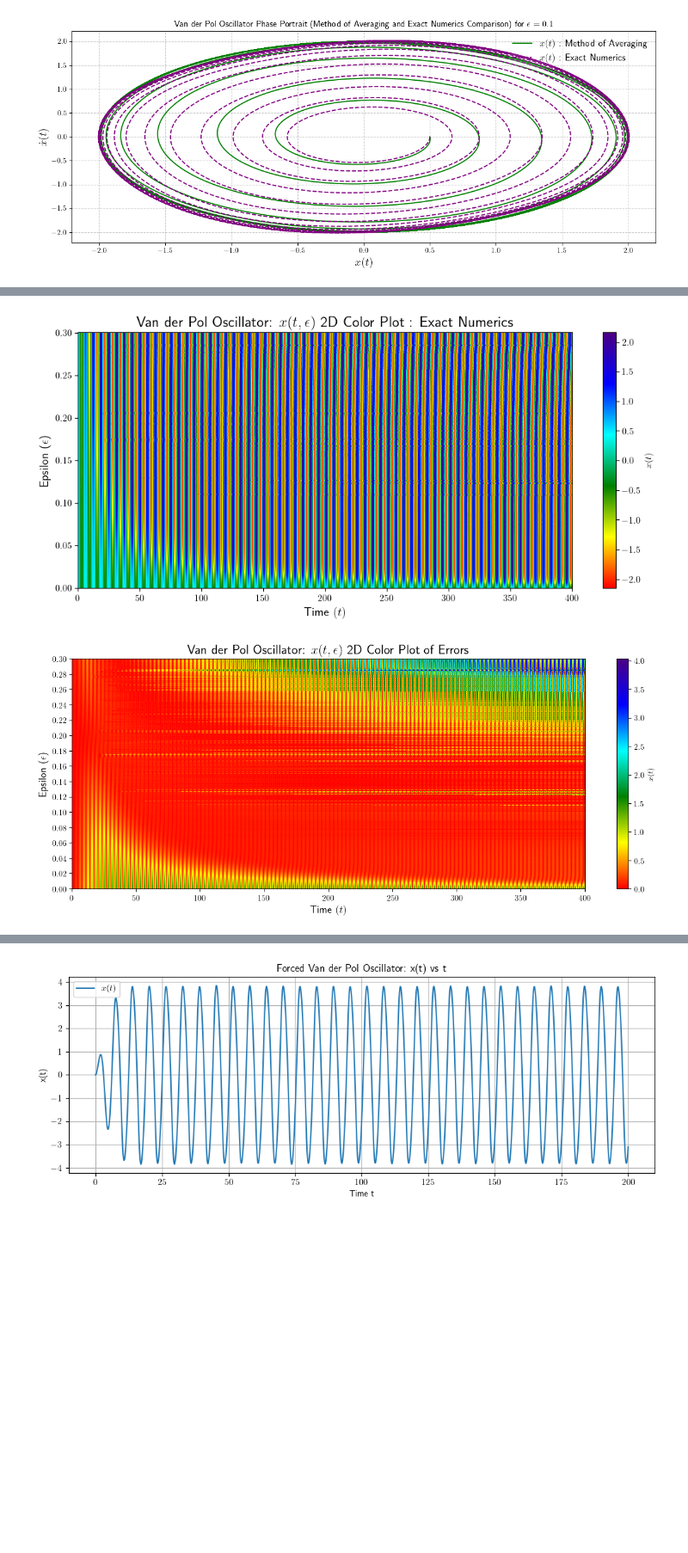
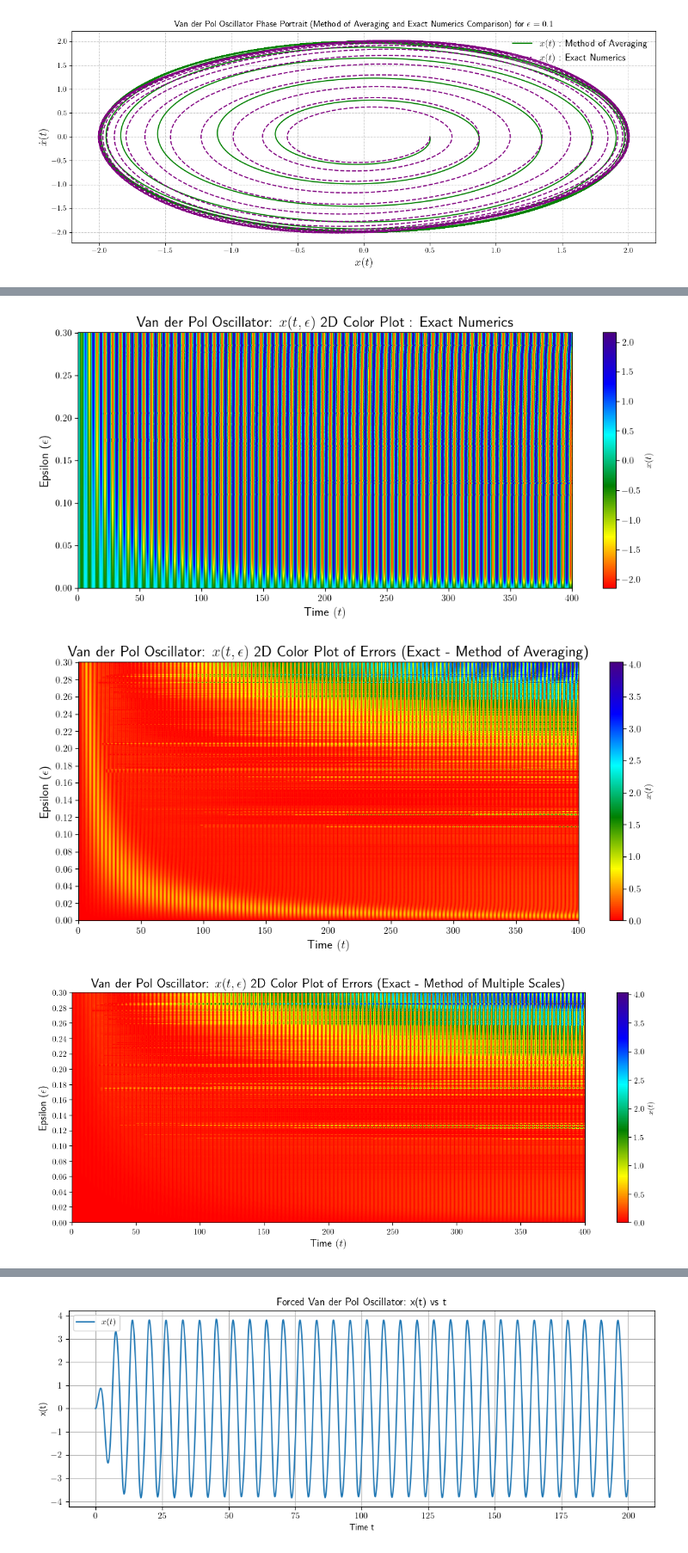
Before and after one commit to NilanjanPhysics/Miscellaneous1-, a Jupyter notebook: Van der Pol Oscillator.ipynb, the cells around one changed output, grey strips where cells are left out. Shown at 86% size. Saved outputs shown, nothing was run; the diff lists cells and outputs as text; code cells hidden in the pictures; blank space fills up the shorter version.

```diff
--- a/Van der Pol Oscillator.ipynb
+++ b/Van der Pol Oscillator.ipynb
@@ -53,10 +74,10 @@ def Phi(x):
     return x**3/3.0 - x
 # %%
 ################# Parameters! ###############
-large_eps = 100
-large_eps_t_span = (0, 200)
+large_eps = 10
+large_eps_t_span = (0, 100)
 large_eps_t_eval = np.linspace(large_eps_t_span[0], large_eps_t_span[1], 2000)
-large_eps_init = [0.1, 0.3]
+large_eps_init = [0.5, 0]
 
 x_phi = np.linspace(-2.5, 2.5, 5000)
 phi_x = Phi(x_phi)
@@ -87,6 +108,12 @@ plt.ylabel('$y(t)$', fontsize = 15)
 # plt.xticks(np.arange(0, 110, 10))
 # plt.yticks(np.arange(-2, 2.5, 0.5))
 # plt.legend(framealpha=0.3, fontsize = 15)
+plt.figure(figsize=(8, 4))
+plt.plot(large_eps_sol.t, large_eps_sol.y[0], linewidth=0.9, color = 'purple', label='$x(t)$')
+plt.title(f"Phase Portrait for large Epsilons : ($\epsilon={large_eps}$)", fontsize = 15)
+plt.xlabel('$x(t)$', fontsize = 15)
+plt.ylabel('$y(t)$', fontsize = 15)
+
 plt.grid(True, linestyle = "--", alpha = 0.7)
 plt.tight_layout()
 plt.show()
@@ -495,9 +532,9 @@ def x_t_multi(t, epsilon, alpha):
     r = ((2 * alpha) / np.sqrt(alpha**2 + (4 - alpha**2) * np.exp(-1 * epsilon * t)))
     return r * np.cos(t)
 
-def v_t_multi(t, epsilon, alpha):
-    r = ((2 * alpha) / np.sqrt(alpha**2 + (4 - alpha**2) * np.exp(-1 * epsilon * t)))
-    return r * np.cos(t)
+# def v_t_multi(t, epsilon, alpha):
+#     r = ((2 * alpha) / np.sqrt(alpha**2 + (4 - alpha**2) * np.exp(-1 * epsilon * t)))
+#     return r * np.cos(t)
 ###########################################################################################################################
 ############################################ Parameters List ##############################################################
 ###########################################################################################################################
@@ -574,11 +621,14 @@ t_span = (0, 400)
 t_eval = np.linspace(t_span[0], t_span[1], 8000)
 Res1 = []
 Res2 = []
+Res3 = []
 for eps in EPS:
     Sol = solve_ivp(VandPol, t_span, initial_conditions, method = 'RK45', args=(eps,), t_eval=t_eval)  ## x(t) : Exact Numerics
     Res1.append(Sol.y[0])
-    x_values = x_t(t_eval, r0, Epsilon, phi0)                                                          ## x(t) : Method of Averaging
+    x_values = x_t(t_eval, r0, eps, phi0)                                                              ## x(t) : Method of Averaging
     Res2.append(x_values)
+    x_multival = x_t_multi(t_eval, eps, alpha)
+    Res3.append(x_multival)
 # %%
 ###########################################################################################################################
 ###################################### Convert list to NumPy array for plotting ###########################################
@@ -586,33 +636,52 @@ for eps in EPS:
 
 Res = np.abs(np.array(Res1)-np.array(Res2))                                   ############  2D Error Plot (as a color plot)
 Res1 = np.array(Res1)                                                         ############  2D Color Plot
+Res_mul = np.abs(np.array(Res1)-np.array(Res3))                               ############ 2D Error Plot (multiple scales)
+
+Res_nor = np.array(Res1)-np.array(Res2)
+Res_mul_nor = np.array(Res1)-np.array(Res3)
+
 colors = ["red", "yellow", "green", "cyan", "blue", "indigo"]
 custom_cmap = LinearSegmentedColormap.from_list("my_cmap", colors, N=256)
 
 ##################################################### PLOT 1 ###############################################################
 plt.figure(figsize=(12, 5))
 #### Create the heatmap ##########
 plt.pcolormesh(t_eval, EPS, Res1, shading='auto', cmap=custom_cmap)      ########## 2D Color plot of x(t,ɛ) : Exact Numerics
 #### Labels and Title ############
 plt.xlabel("Time $(t)$", fontsize = 13)
 plt.ylabel("Epsilon ($\epsilon$)", fontsize = 13)
 plt.title("Van der Pol Oscillator: $x(t,\epsilon)$ 2D Color Plot : Exact Numerics", fontsize = 16)
 plt.colorbar(label="$x(t)$")
 
 ##################################################### PLOT 2 ###############################################################
 plt.figure(figsize=(12, 5))
 #### Create the heatmap #########
 plt.pcolormesh(t_eval, EPS, Res, shading='auto', cmap=custom_cmap)                ########## 2D Color (ERROR) plot of x(t,ɛ)
+# plt.pcolormesh(t_eval, EPS, Res_nor, shading='auto', cmap=custom_cmap)                ########## 2D Color (ERROR) plot of x(t,ɛ)
 #### Labels and Title ###########
 plt.xlabel("Time $(t)$", fontsize = 13)
 plt.yticks(np.arange(0, 0.32, 0.02))
 plt.ylabel("Epsilon ($\epsilon$)", fontsize = 13)
-plt.title("Van der Pol Oscillator: $x(t,\epsilon)$ 2D Color Plot of Errors", fontsize = 16)
+plt.title("Van der Pol Oscillator: $x(t,\epsilon)$ 2D Color Plot of Errors (Exact - Method of Averaging)", fontsize = 16)
+plt.colorbar(label="$x(t)$")
+
+##################################################### PLOT 3 ###############################################################
+plt.figure(figsize=(12, 5))
+#### Create the heatmap #########
+plt.pcolormesh(t_eval, EPS, Res_mul, shading='auto', cmap=custom_cmap)                ########## 2D Color (ERROR) plot of x(t,ɛ)
+# plt.pcolormesh(t_eval, EPS, Res_mul_nor, shading='auto', cmap=custom_cmap)                ########## 2D Color (ERROR) plot of x(t,ɛ)
+#### Labels and Title ###########
+plt.xlabel("Time $(t)$", fontsize = 13)
+plt.yticks(np.arange(0, 0.32, 0.02))
+plt.ylabel("Epsilon ($\epsilon$)", fontsize = 13)
+plt.title("Van der Pol Oscillator: $x(t,\epsilon)$ 2D Color Plot of Errors (Exact - Method of  Multiple Scales)", fontsize = 16)
 plt.colorbar(label="$x(t)$")
 
 ######################################################## Show plot ########################################################
 plt.tight_layout()
 plt.show()
 # %% [output]
 [figure]
-[figure, old version]
+[figure, new version]
+[figure, added]
```
Also changed, not shown: parts of 26 cells of this notebook.
